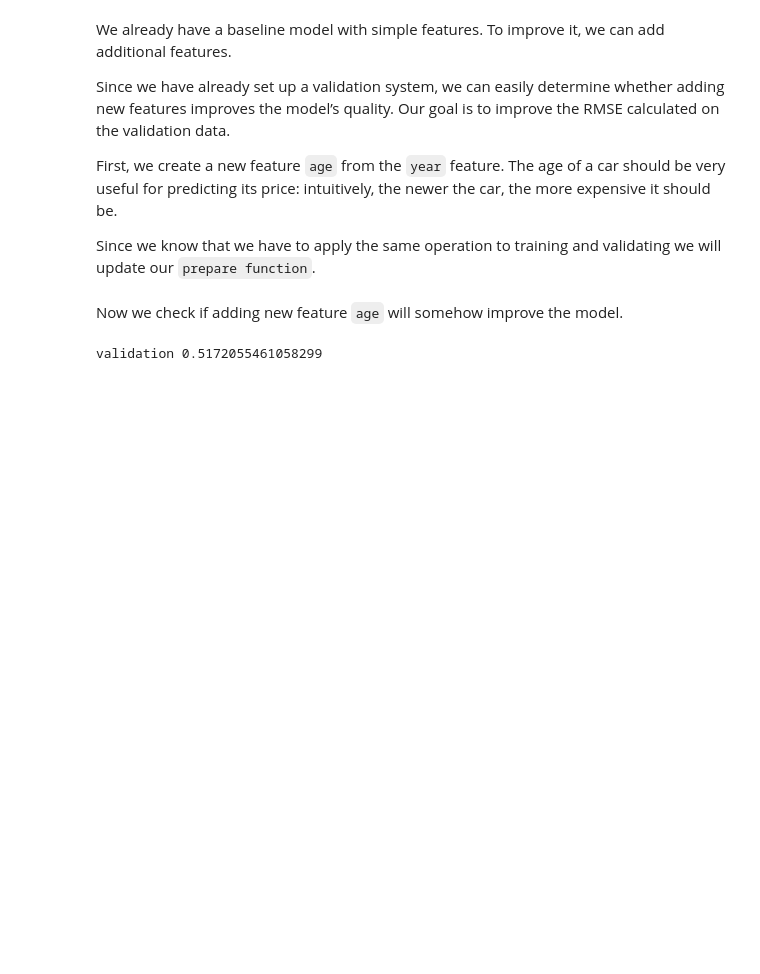
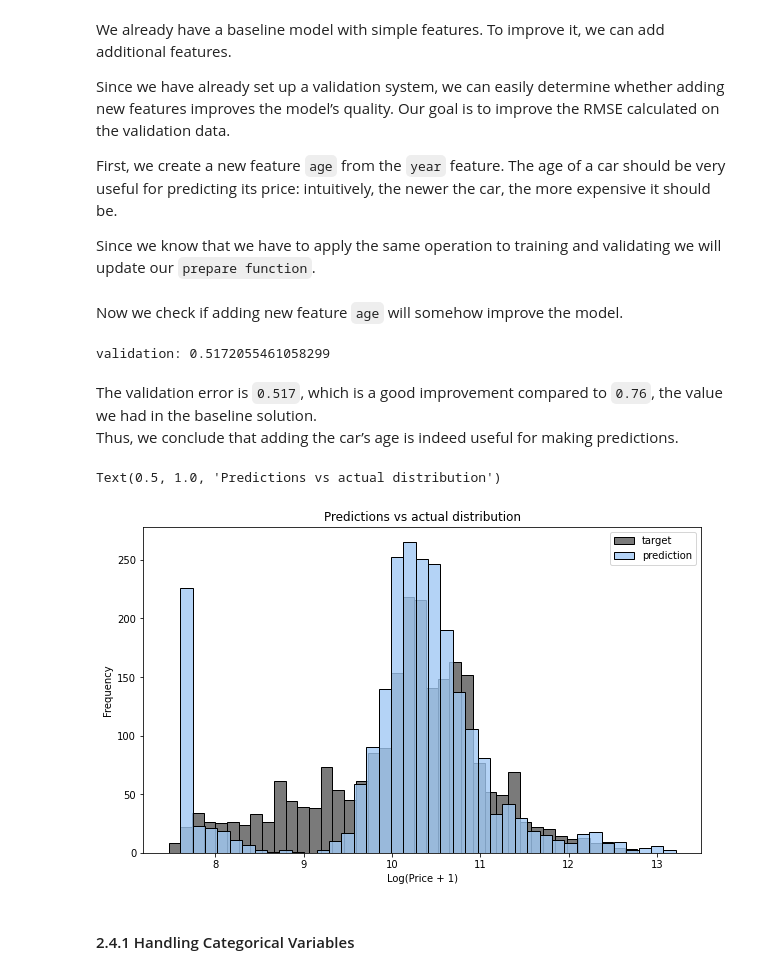
Before and after one commit to Arlan-Alibek/machine-learning-projects, a Jupyter notebook: Machine Learning for Regression/vehicle_price_forecast.ipynb, the cells around one changed output. Drawn from its saved outputs; the diff is of its cells as text; code cells hidden in the pictures; blank space fills up the shorter version.

```diff
--- a/Machine Learning for Regression/vehicle_price_forecast.ipynb
+++ b/Machine Learning for Regression/vehicle_price_forecast.ipynb
@@ -571,9 +571,29 @@ def prepare_X(df):
 Now we check if adding new feature `age` will somehow improve the model.
 # %%
 X_train = prepare_X(df_train)
-w0, w = train_linear_regression(X_train, y_train)
+w_0, w = train_linear_regression(X_train,y_train)
 X_val = prepare_X(df_val)
 y_pred = w_0 + X_val.dot(w)
-print('validation', rmse(y_val, y_pred))
+print('validation:',rmse(y_val, y_pred))
 # %% [output]
-validation 0.5172055461058299
+validation: 0.5172055461058299
+# %% [markdown]
+The validation error is `0.517`, which is a good improvement compared to `0.76`, the value we had in the baseline solution.
+Thus, we conclude that adding the car’s age is indeed useful for making predictions.
+# %%
+plt.figure(figsize=(10, 6))
+
+sns.histplot(y_pred, label='target', color='#222222', alpha=0.6, bins=40)
+sns.histplot(y_val, label='prediction', color='#a1c9f4', alpha=0.8, bins=40)
+
+plt.legend()
+
+plt.ylabel('Frequency')
+plt.xlabel('Log(Price + 1)')
+plt.title('Predictions vs actual distribution')
+# %% [output]
+Text(0.5, 1.0, 'Predictions vs actual distribution')
+[figure, added]
+# %% [markdown]
+<a name = '2.4.2'></a>
+#### 2.4.1 Handling Categorical Variables
```
Also changed, not shown: parts of 4 cells of this notebook.
